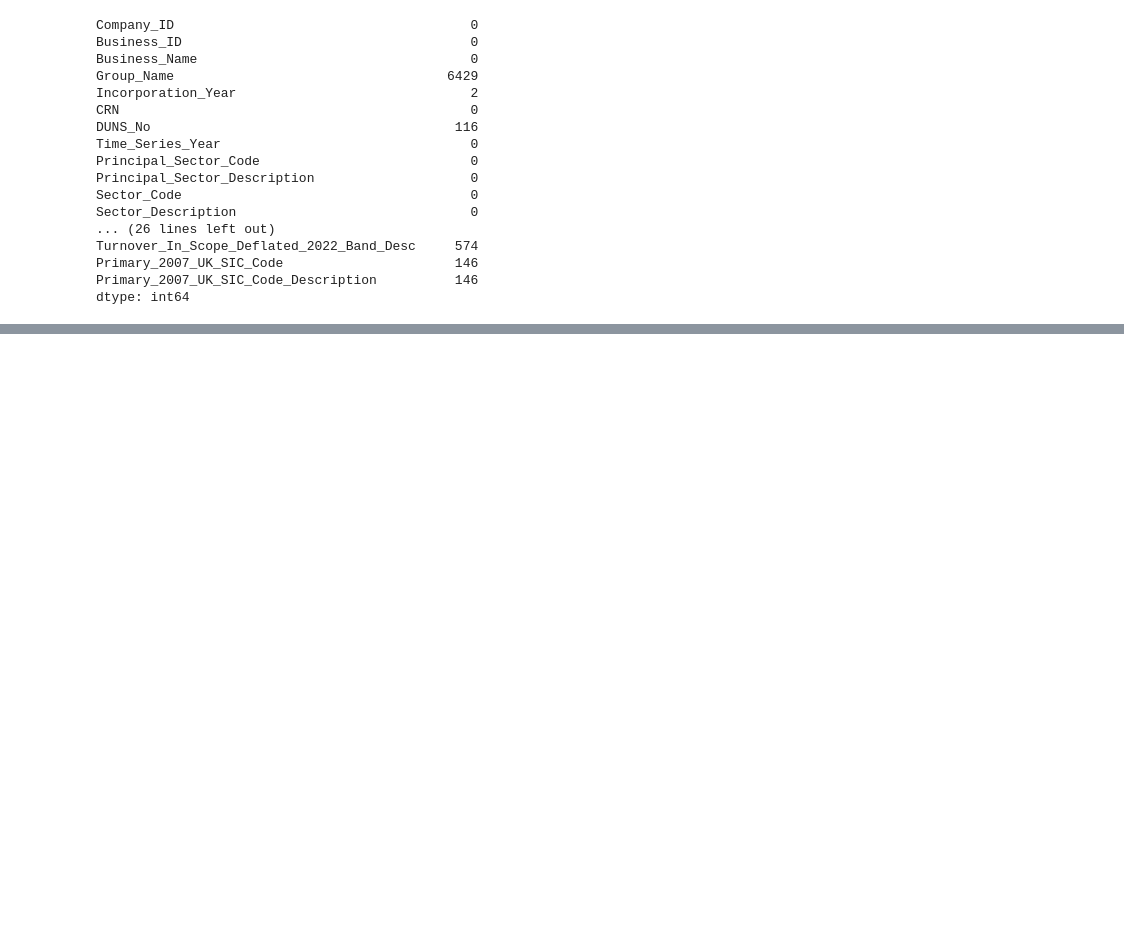
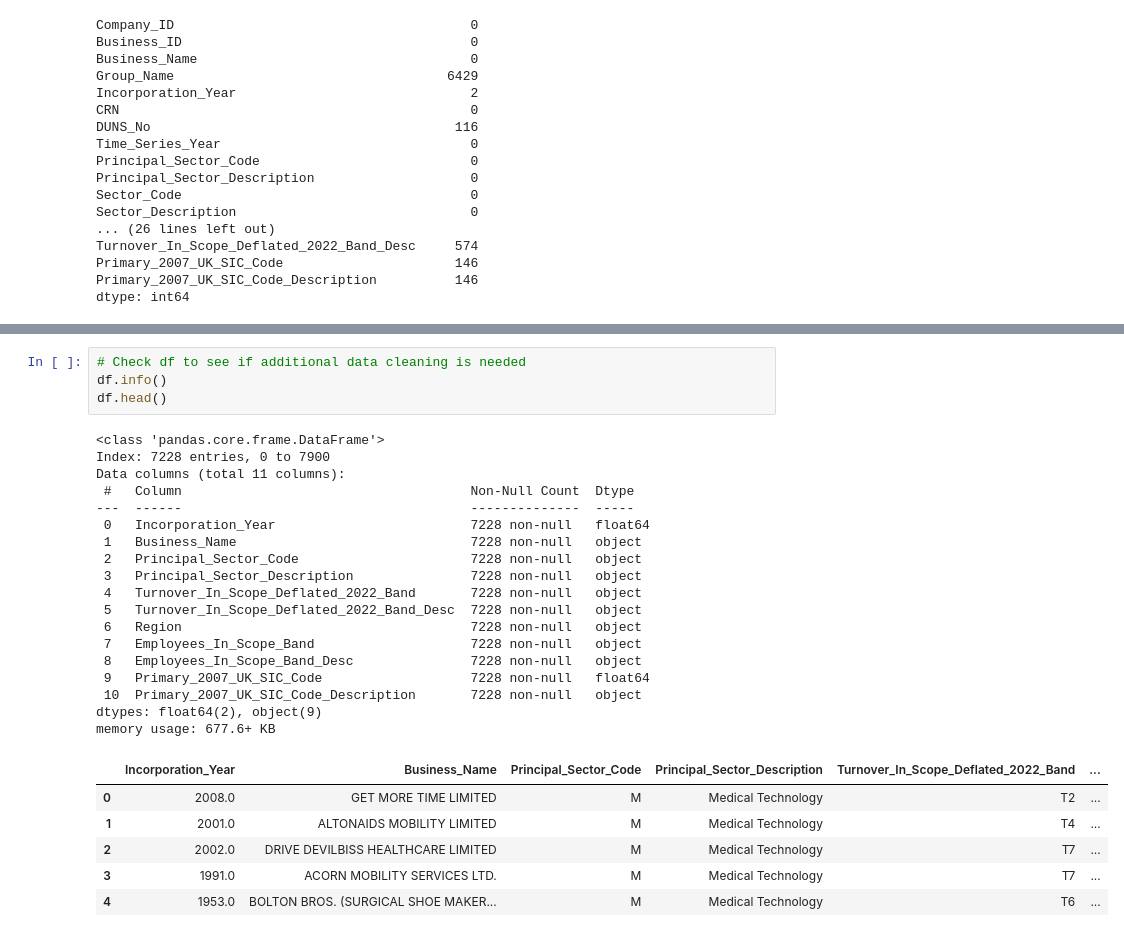
Before and after one commit to haneenkheir/Life_science_industry_analysis-, a Jupyter notebook: Biosci_sector_dashboard.ipynb, the cells around one changed output, grey strips where cells are left out. Cells and saved outputs as stored; diff of their text form; blank space fills up the shorter version.

```diff
--- a/Biosci_sector_dashboard.ipynb
+++ b/Biosci_sector_dashboard.ipynb
@@ -86,0 +141,29 @@ dtype: int64
+# %%
+# Check df to see if additional data cleaning is needed
+df.info()
+df.head()
+# %% [output]
+<class 'pandas.core.frame.DataFrame'>
+Index: 7228 entries, 0 to 7900
+Data columns (total 11 columns):
+ #   Column                                     Non-Null Count  Dtype
+---  ------                                     --------------  -----
+ 0   Incorporation_Year                         7228 non-null   float64
+ 1   Business_Name                              7228 non-null   object
+ 2   Principal_Sector_Code                      7228 non-null   object
+ 3   Principal_Sector_Description               7228 non-null   object
+ 4   Turnover_In_Scope_Deflated_2022_Band       7228 non-null   object
+ 5   Turnover_In_Scope_Deflated_2022_Band_Desc  7228 non-null   object
+ 6   Region                                     7228 non-null   object
+ 7   Employees_In_Scope_Band                    7228 non-null   object
+ 8   Employees_In_Scope_Band_Desc               7228 non-null   object
+ 9   Primary_2007_UK_SIC_Code                   7228 non-null   float64
+ 10  Primary_2007_UK_SIC_Code_Description       7228 non-null   object
+dtypes: float64(2), object(9)
+memory usage: 677.6+ KB
+|  | Incorporation_Year | Business_Name | Principal_Sector_Code | Principal_Sector_Description | Turnover_In_Scope_Deflated_2022_Band | ... |
+| 0 | 2008.0 | GET MORE TIME LIMITED | M | Medical Technology | T2 | ... |
+| 1 | 2001.0 | ALTONAIDS MOBILITY LIMITED | M | Medical Technology | T4 | ... |
+| 2 | 2002.0 | DRIVE DEVILBISS HEALTHCARE LIMITED | M | Medical Technology | T7 | ... |
+| 3 | 1991.0 | ACORN MOBILITY SERVICES LTD. | M | Medical Technology | T7 | ... |
+| 4 | 1953.0 | BOLTON BROS. (SURGICAL SHOE MAKER... | M | Medical Technology | T6 | ... |
```
Also changed, not shown: parts of 17 cells of this notebook.
